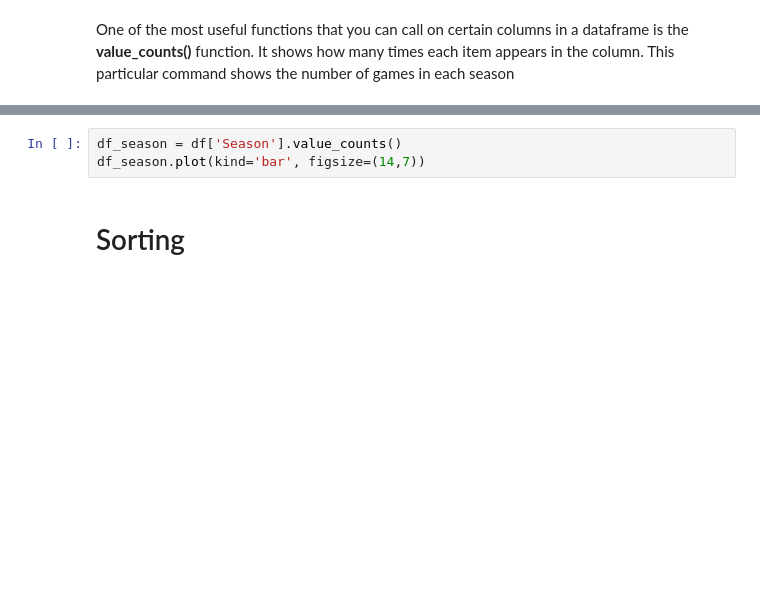
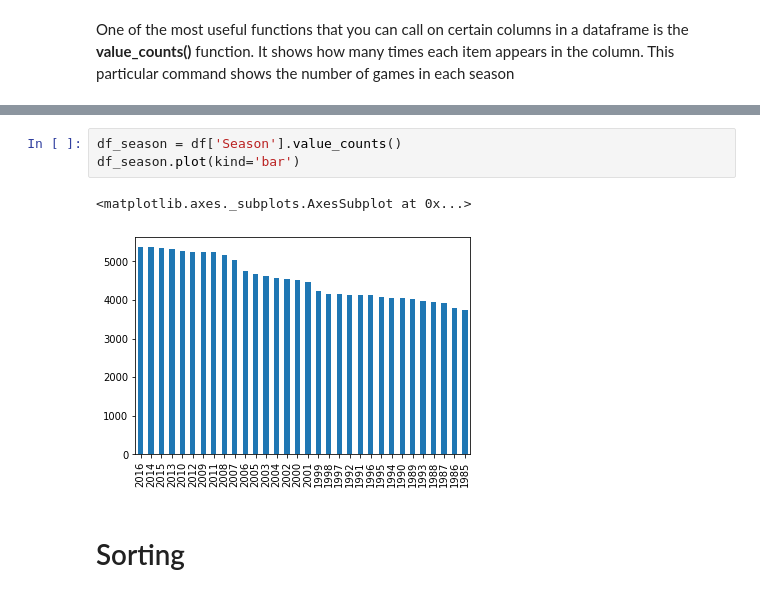
Before and after one commit to ohlmic/CareerBooster, a Jupyter notebook: Pandas/pandas-tutorial/Pandas Tutorial.ipynb, the cells around one changed output, grey strips where cells are left out. Saved outputs shown, nothing was run; the diff lists cells and outputs as text; blank space fills up the shorter version.

```diff
--- a/Pandas/pandas-tutorial/Pandas Tutorial.ipynb
+++ b/Pandas/pandas-tutorial/Pandas Tutorial.ipynb
@@ -155,6 +321,9 @@ df['Season'].value_counts()
 # %%
 df_season = df['Season'].value_counts()
-df_season.plot(kind='bar', figsize=(14,7))
+df_season.plot(kind='bar')
+# %% [output]
+<matplotlib.axes._subplots.AxesSubplot at 0x...>
+[figure, added]
 # %% [markdown]
 # Sorting
 # %% [markdown]
```
Also changed, not shown: parts of 70 cells of this notebook, 23 other files.
